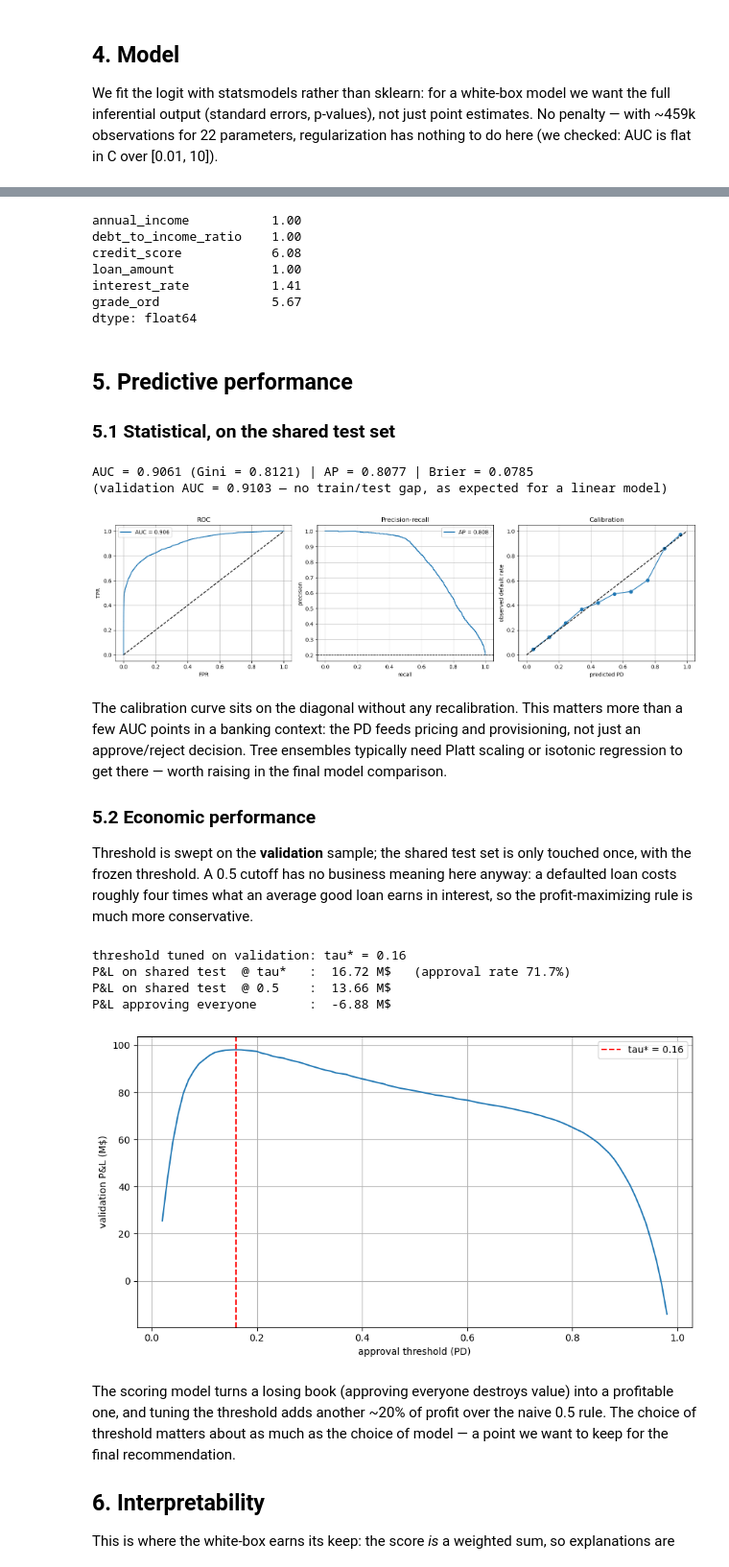
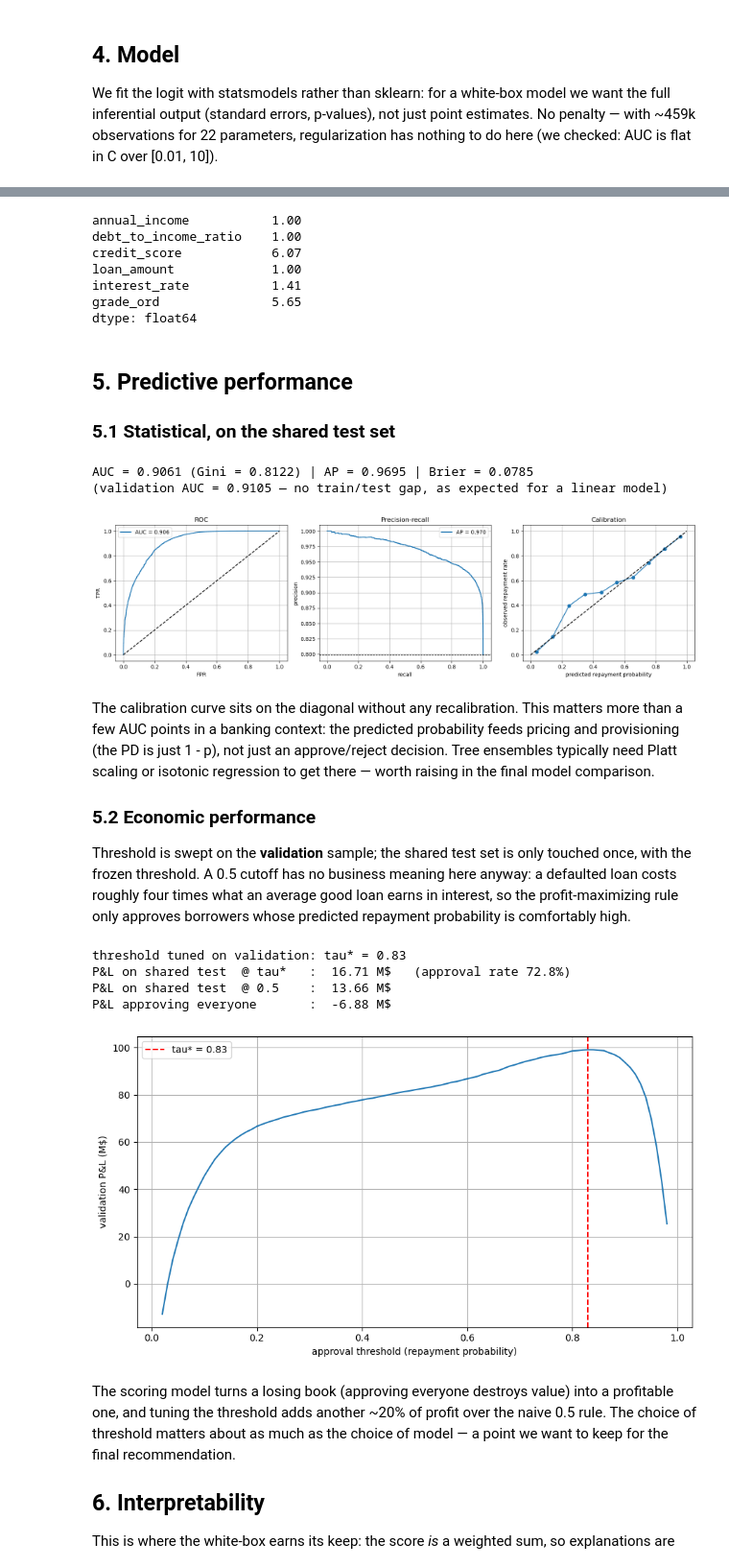
Before and after one commit to Licheng1004/isafProject, a Jupyter notebook: 01_logistic_regression.ipynb, the cells around one changed output, grey strips where cells are left out. Shown at 96% size. Drawn from its saved outputs; the diff is of its cells as text; code cells hidden in the pictures.

```diff
--- a/01_logistic_regression.ipynb
+++ b/01_logistic_regression.ipynb
@@ -118,7 +120,6 @@ Choices, and why:
 # %%
 def prep(df):
     df = df.copy()
-    df['default'] = (1 - df['loan_paid_back']).astype(int)
     letter = df['grade_subgrade'].str[0].map({l: i for i, l in enumerate('ABCDEF')})
     df['grade_ord'] = letter * 5 + df['grade_subgrade'].str[1].astype(int) - 1
     return df
@@ -131,10 +132,10 @@ CAT = ['education_level', 'employment_status', 'loan_purpose']   # no gender / m
 SENSITIVE = ['gender', 'marital_status', 'employment_status', 'education_level']
 
 X_all = pd.get_dummies(train[NUM + CAT], columns=CAT, drop_first=True, dtype=float)
-y_all = train['default'].values
+y_all = train['loan_paid_back'].astype(int).values
 X_test = pd.get_dummies(test[NUM + CAT], columns=CAT, drop_first=True, dtype=float)
 X_test = X_test.reindex(columns=X_all.columns, fill_value=0.0)
-y_test = test['default'].values
+y_test = test['loan_paid_back'].astype(int).values
 
 X_tr, X_val, y_tr, y_val, idx_tr, idx_val = train_test_split(
     X_all, y_all, train.index, test_size=0.20, stratify=y_all, random_state=SEED)
@@ -188,10 +189,10 @@ print(vif.round(2))  # interest_rate / credit_score / grade_ord carry overlappin
 # %% [output]
 annual_income           1.00
 debt_to_income_ratio    1.00
-credit_score            6.08
+credit_score            6.07
 loan_amount             1.00
 interest_rate           1.41
-grade_ord               5.67
+grade_ord               5.65
 dtype: float64
 # %% [markdown]
 ## 5. Predictive performance
@@ -216,52 +217,52 @@ axes[1].set_xlabel('recall'); axes[1].set_ylabel('precision'); axes[1].set_title
 
 frac_pos, mean_pred = calibration_curve(y_test, p_test, n_bins=10)
 axes[2].plot(mean_pred, frac_pos, 'o-'); axes[2].plot([0,1],[0,1],'k--')
-axes[2].set_xlabel('predicted PD'); axes[2].set_ylabel('observed default rate'); axes[2].set_title('Calibration')
+axes[2].set_xlabel('predicted repayment probability'); axes[2].set_ylabel('observed repayment rate'); axes[2].set_title('Calibration')
 plt.tight_layout(); plt.show()
 # %% [output]
-AUC = 0.9061 (Gini = 0.8121) | AP = 0.8077 | Brier = 0.0785
-(validation AUC = 0.9103 — no train/test gap, as expected for a linear model)
+AUC = 0.9061 (Gini = 0.8122) | AP = 0.9695 | Brier = 0.0785
+(validation AUC = 0.9105 — no train/test gap, as expected for a linear model)
-[figure, old version]
+[figure, new version]
 # %% [markdown]
-The calibration curve sits on the diagonal without any recalibration. This matters more than a few AUC points in a banking context: the PD feeds pricing and provisioning, not just an approve/reject decision. Tree ensembles typically need Platt scaling or isotonic regression to get there — worth raising in the final model comparison.
+The calibration curve sits on the diagonal without any recalibration. This matters more than a few AUC points in a banking context: the predicted probability feeds pricing and provisioning (the PD is just 1 - p), not just an approve/reject decision. Tree ensembles typically need Platt scaling or isotonic regression to get there — worth raising in the final model comparison.
 
 ### 5.2 Economic performance
 
-Threshold is swept on the **validation** sample; the shared test set is only touched once, with the frozen threshold. A 0.5 cutoff has no business meaning here anyway: a defaulted loan costs roughly four times what an average good loan earns in interest, so the profit-maximizing rule is much more conservative.
+Threshold is swept on the **validation** sample; the shared test set is only touched once, with the frozen threshold. A 0.5 cutoff has no business meaning here anyway: a defaulted loan costs roughly four times what an average good loan earns in interest, so the profit-maximizing rule only approves borrowers whose predicted repayment probability is comfortably high.
 # %%
 val_raw = train.loc[idx_val]
 
 def profit(p, y, amounts, rates, tau):
-    approve = p < tau                      # approve when predicted PD below tau
-    gain = (amounts * rates / 100 * ((y == 0) & approve)).sum()
-    loss = (amounts * 0.60 * ((y == 1) & approve)).sum()
+    approve = p > tau                      # approve when predicted repayment probability above tau
+    gain = (amounts * rates / 100 * ((y == 1) & approve)).sum()
+    loss = (amounts * 0.60 * ((y == 0) & approve)).sum()
     return gain - loss
 
 taus = np.arange(0.02, 0.99, 0.01)
 pnl_val = np.array([profit(p_val, y_val, val_raw['loan_amount'].values,
                            val_raw['interest_rate'].values, t) for t in taus])
 TAU = round(taus[pnl_val.argmax()], 2)
 
 pnl_test = profit(p_test, y_test, test['loan_amount'].values, test['interest_rate'].values, TAU)
 pnl_naive = profit(p_test, y_test, test['loan_amount'].values, test['interest_rate'].values, 0.5)
-pnl_all = profit(p_test, y_test, test['loan_amount'].values, test['interest_rate'].values, 1.01)
+pnl_all = profit(p_test, y_test, test['loan_amount'].values, test['interest_rate'].values, -0.01)
 
 print(f"threshold tuned on validation: tau* = {TAU}")
-print(f"P&L on shared test  @ tau*   : {pnl_test/1e6:6.2f} M$   (approval rate {(p_test<TAU).mean():.1%})")
+print(f"P&L on shared test  @ tau*   : {pnl_test/1e6:6.2f} M$   (approval rate {(p_test>TAU).mean():.1%})")
 print(f"P&L on shared test  @ 0.5    : {pnl_naive/1e6:6.2f} M$")
 print(f"P&L approving everyone       : {pnl_all/1e6:6.2f} M$")
 
 plt.plot(taus, pnl_val / 1e6)
 plt.axvline(TAU, ls='--', c='r', label=f'tau* = {TAU}')
-plt.xlabel('approval threshold (PD)'); plt.ylabel('validation P&L (M$)')
+plt.xlabel('approval threshold (repayment probability)'); plt.ylabel('validation P&L (M$)')
 plt.legend(); plt.tight_layout()
 plt.savefig('fig_pnl.png', dpi=120); plt.show()
 # %% [output]
-threshold tuned on validation: tau* = 0.16
-P&L on shared test  @ tau*   :  16.72 M$   (approval rate 71.7%)
+threshold tuned on validation: tau* = 0.83
+P&L on shared test  @ tau*   :  16.71 M$   (approval rate 72.8%)
 P&L on shared test  @ 0.5    :  13.66 M$
 P&L approving everyone       :  -6.88 M$
-[figure, old version]
+[figure, new version]
 # %% [markdown]
 The scoring model turns a losing book (approving everyone destroys value) into a profitable one, and tuning the threshold adds another ~20% of profit over the naive 0.5 rule. The choice of threshold matters about as much as the choice of model — a point we want to keep for the final recommendation.
 
```
Also changed, not shown: parts of 19 cells of this notebook, 1 other file.
